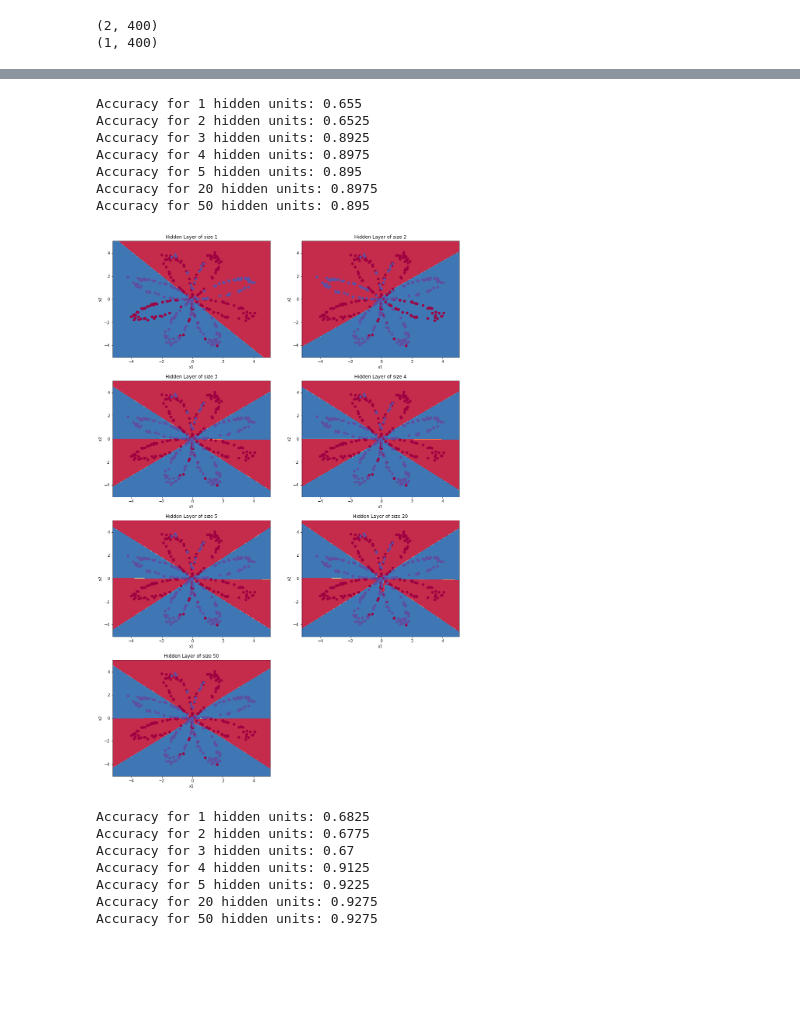
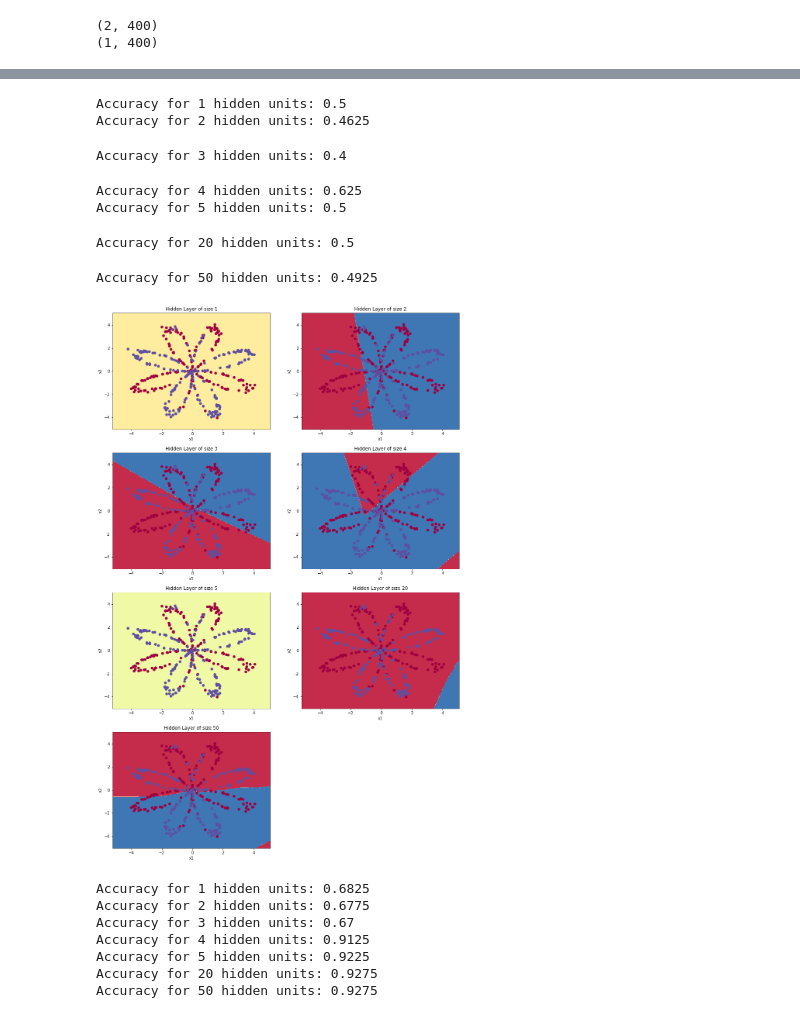
Before and after one commit to khiem2105/FakeTorch, a Jupyter notebook: src/test.ipynb, the cells around one changed output, grey strips where cells are left out. Saved outputs shown, nothing was run; the diff lists cells and outputs as text; code cells hidden in the pictures; blank space fills up the shorter version.

```diff
--- a/src/test.ipynb
+++ b/src/test.ipynb
@@ -62,35 +62,36 @@ X, Y = X.T, Y.T
 # %%
 plt.figure(figsize=(16, 32))
 hidden_layer_sizes = [1, 2, 3, 4, 5, 20, 50]
 loss = BinaryCrossEntropyLoss()
 n_epoch = 1000
 
 for i, n_h in enumerate(hidden_layer_sizes):
     plt.subplot(5, 2, i+1)
     plt.title('Hidden Layer of size %d' % n_h)
 
     m = Sequentiel(Linear(2, n_h), TanH(), Linear(n_h, 1))
     op = SGD(m, loss, lr=.1)
-    for _ in range(n_epoch):
+    for epoch in range(n_epoch):
         for batch in op.iterate_mini_batch(X, Y):
             batch_x, batch_y = batch
-            op.step(batch_x, batch_y)
+            op.step(batch_x, batch_y, epoch)
             op.zero_grad()
 
     m.add_layer(Sigmoid())
     plot_decision_boundary(lambda x: (m.forward(x) >= 0.5), X, Y)
 
+    plt.savefig("../../plots/planar_classif")
     yhat = m.forward(X) >= 0.5
     print(f"Accuracy for {n_h} hidden units: {accuracy_score(Y, yhat)}")
 # %% [output]
-Accuracy for 1 hidden units: 0.655
-Accuracy for 2 hidden units: 0.6525
-Accuracy for 3 hidden units: 0.8925
-Accuracy for 4 hidden units: 0.8975
-Accuracy for 5 hidden units: 0.895
-Accuracy for 20 hidden units: 0.8975
-Accuracy for 50 hidden units: 0.895
+Accuracy for 1 hidden units: 0.5
+Accuracy for 2 hidden units: 0.4625
+Accuracy for 3 hidden units: 0.4
+Accuracy for 4 hidden units: 0.625
+Accuracy for 5 hidden units: 0.5
+Accuracy for 20 hidden units: 0.5
+Accuracy for 50 hidden units: 0.4925
-[figure, old version]
+[figure, new version]
 # %%
 plt.figure(figsize=(16, 32))
 n_epoch = 1000
```
Also changed, not shown: parts of 36 cells of this notebook, 49 other files.
